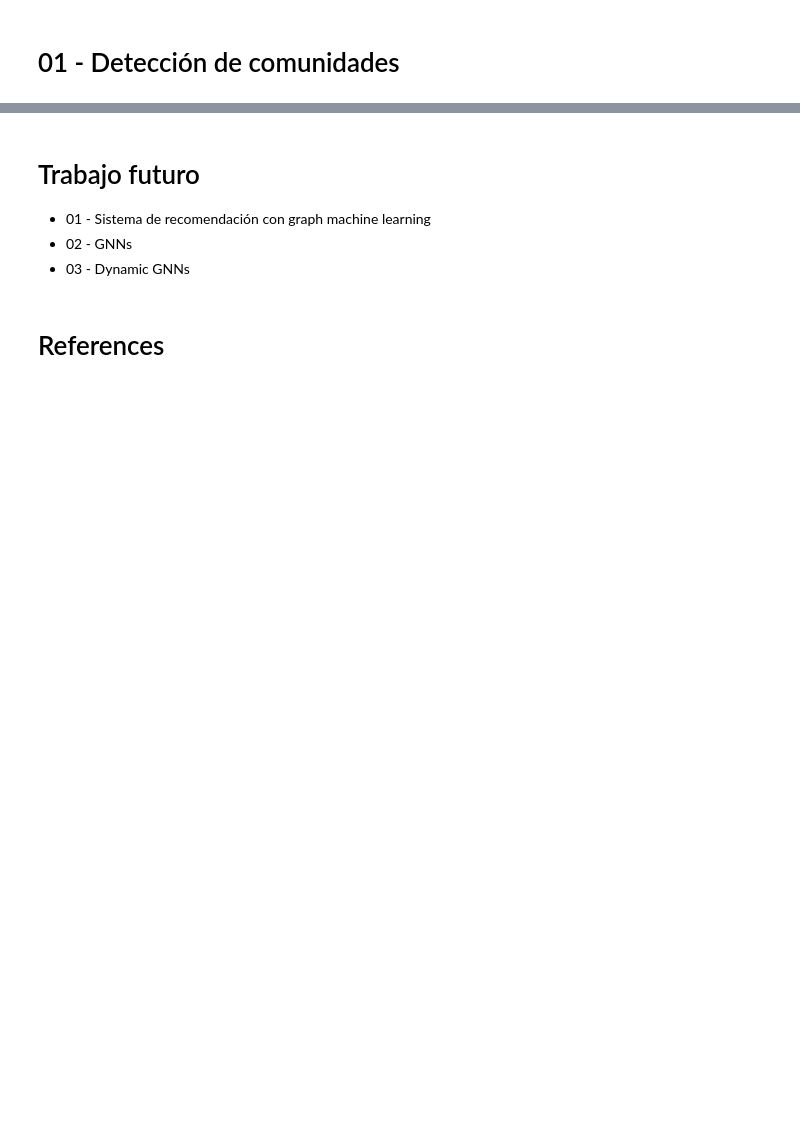
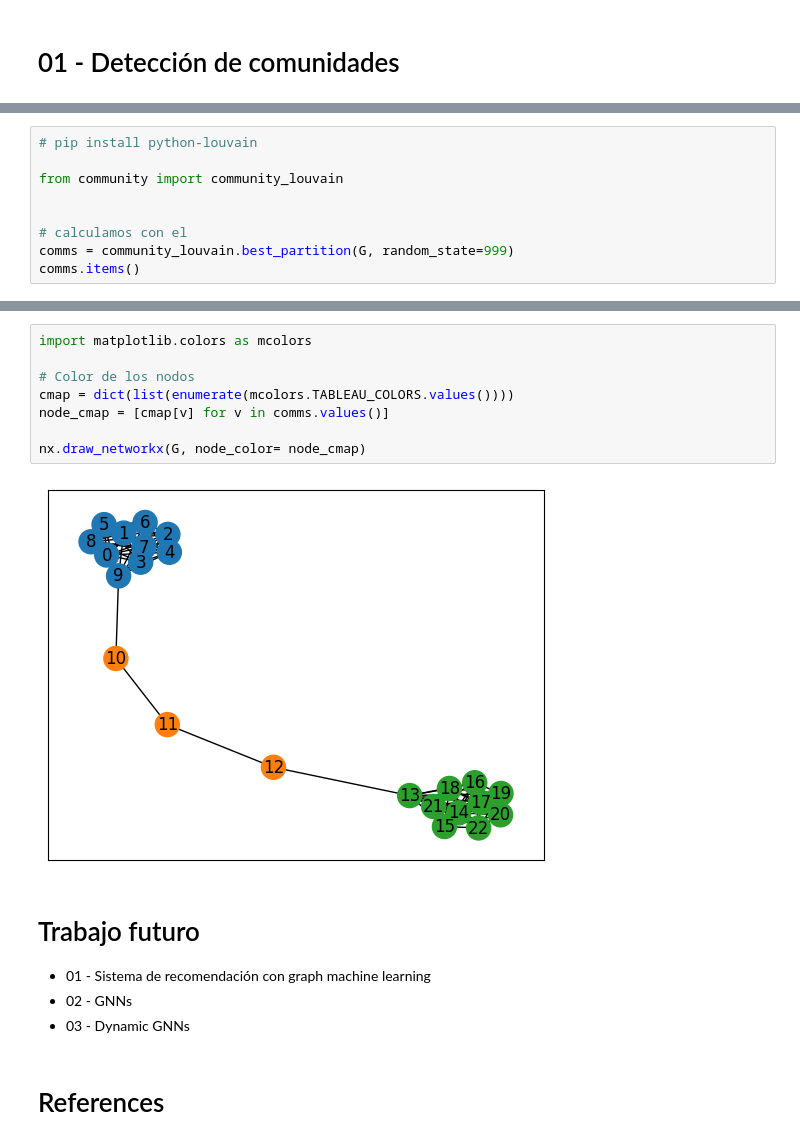
Before and after one commit to FernandoCarazoMelo/network-science, a Jupyter notebook: notebooks/01_FC_network-intro.ipynb, the cells around one changed output, grey strips where cells are left out. Drawn from its saved outputs; the diff is of its cells as text; blank space fills up the shorter version.

```diff
--- a/notebooks/01_FC_network-intro.ipynb
+++ b/notebooks/01_FC_network-intro.ipynb
@@ -734,0 +731,9 @@ nf.visualize(G_fb)
+# %%
+# pip install python-louvain
+
+from community import community_louvain
+
+
+# calculamos con el
+comms = community_louvain.best_partition(G, random_state=999)
+comms.items()
@@ -735,3 +746,13 @@ nf.visualize(G_fb)
+# %%
+import matplotlib.colors as mcolors
+
+# Color de los nodos
+cmap = dict(list(enumerate(mcolors.TABLEAU_COLORS.values())))
+node_cmap = [cmap[v] for v in comms.values()]
+
+nx.draw_networkx(G, node_color= node_cmap)
+# %% [output]
+[figure, added]
 # %% [markdown]
 # Trabajo futuro
 - 01 - Sistema de recomendación con graph machine learning
```
Also changed, not shown: parts of 34 cells of this notebook, 3 other files.
